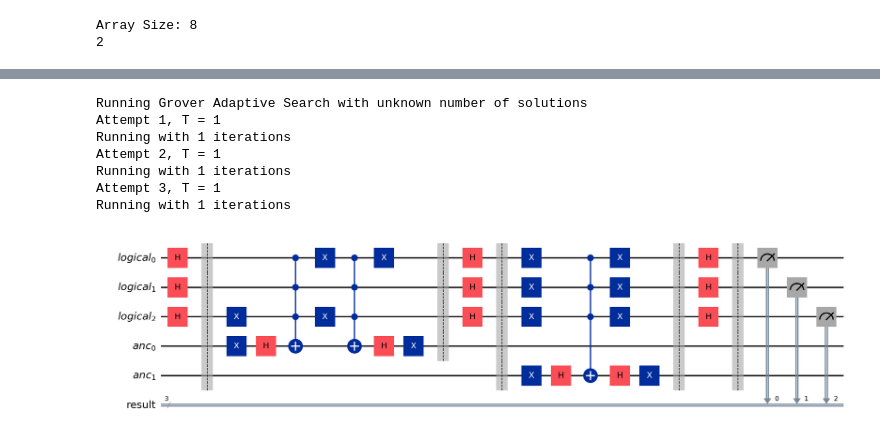
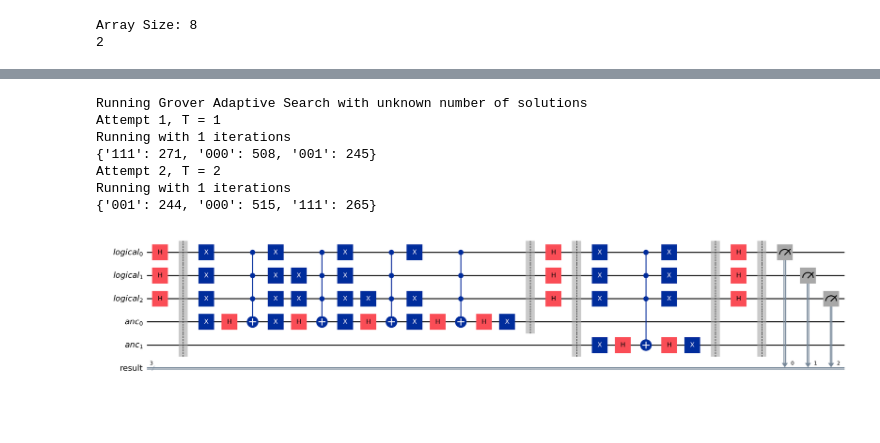
Before and after one commit to Adithya2685-git/GroverAdaptiveSearch, a Jupyter notebook: GroverAdaptiveSearch.ipynb, the cells around one changed output, grey strips where cells are left out. Cells and saved outputs as stored; diff of their text form; code cells hidden in the pictures; blank space fills up the shorter version.

Commit message:
check solution remaining

```diff
--- a/GroverAdaptiveSearch.ipynb
+++ b/GroverAdaptiveSearch.ipynb
@@ -33,5 +43,5 @@ M = 2 and Indices of solutions = [3, 6]
 # %%
-def createGroverircuit(n, solution_indices, iterations):
+def createGroverircuit(n, solution_indices, iter):
 
     groverQ = QuantumRegister(n, name='logical')
     groverCbit = ClassicalRegister(n, name='result')
@@ -43,15 +53,14 @@ def createGroverircuit(n, solution_indices, iterations):
     qc.h(groverQ)
     qc.barrier()
 
-    for i in range(iterations):
-
-        qc.x(ancilla[0])
-        qc.h(ancilla[0])
-
+    for i in range(iter):
 
         for target_idx in solution_indices:
 
             target_binary = format(target_idx, f'0{n}b')
+            # Prepare ancilla[0] |->
+            qc.x(ancilla[0])
+            qc.h(ancilla[0])
 
             for j in range(n):
                 if target_binary[j] == '0':
@@ -74,7 +83,7 @@ def createGroverircuit(n, solution_indices, iterations):
         qc.h(groverQ)
         qc.barrier()
 
-        # Prepare ancilla |->
+        # Prepare ancilla[1] |->
         qc.x(ancilla[1])
         qc.h(ancilla[1])
 
@@ -205,18 +118,45 @@ plot_histogram(counts)
+# %%
+def check_solution(result_counts,solIndices):
+    threshold= 10
+
+    for key, values in result_counts:
+        if key in solIndices:
+
+            valpercentage= (values/shots)*100
+
+            if values<threshold
+
+    return True
 # %%
 # adaptive search
 print("Running Grover Adaptive Search with unknown number of solutions")
-final_counts, qc = GAS(n, solIndices)
+T=1
+for attempt in range(iterations):
+    if T>iterations:
+        break
 
-qc.draw('mpl', scale=2.0)
+    print(f"Attempt {attempt+1}, T = {T}")
+
+    iter = np.random.randint(1, T+1)
+    print(f"Running with {iter} iterations")
+    result_counts, qc = GAS(n, solIndices,T,attempt)
+
+    if check_solution(result_counts, solIndices):
+        break
+
+    T = int(np.ceil(1.25 * T))
+
+print(result_counts)
+qc.draw('mpl', scale=2.0,fold=-1)
 # %% [output]
 Running Grover Adaptive Search with unknown number of solutions
 Attempt 1, T = 1
 Running with 1 iterations
-Attempt 2, T = 1
+{'111': 271, '000': 508, '001': 245}
+Attempt 2, T = 2
 Running with 1 iterations
-Attempt 3, T = 1
-Running with 1 iterations
+{'001': 244, '000': 515, '111': 265}
-[figure, old version]
+[figure, new version]
 # %%
 # fig = qc.draw('mpl', scale=2.0, fold=-1)
 # fig.tight_layout()
```
Also changed, not shown: parts of 8 cells of this notebook.
